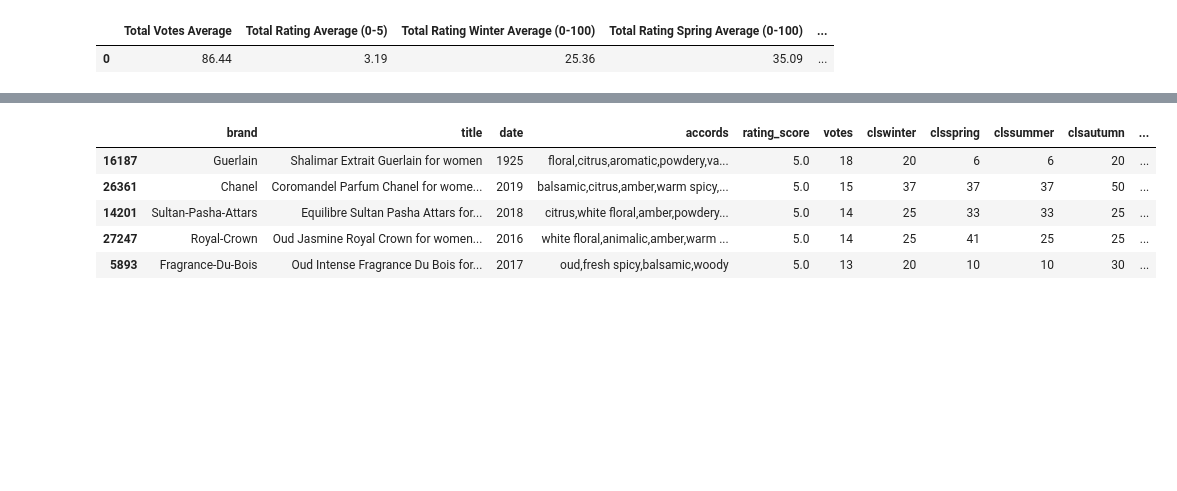
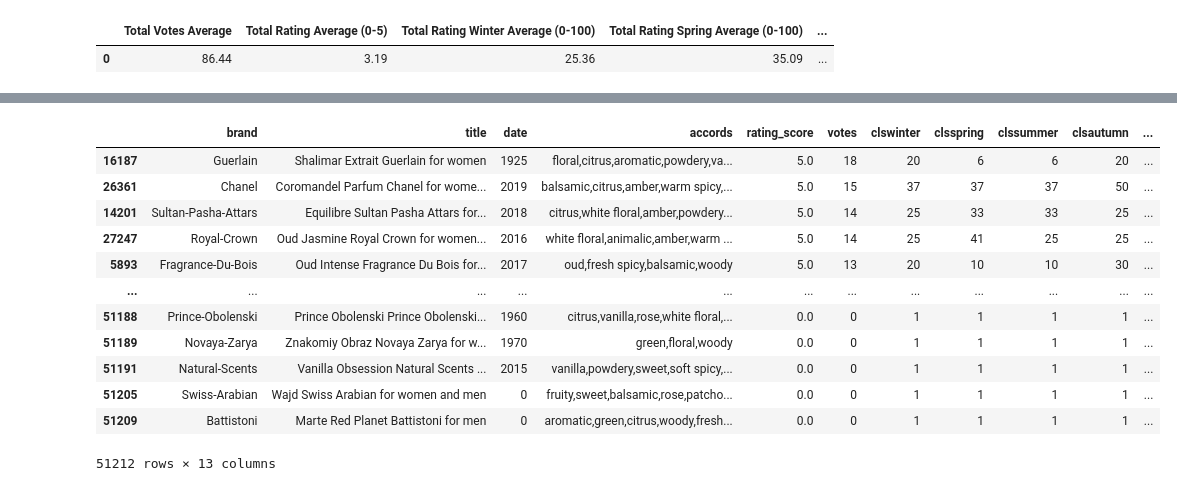
Before and after one commit to carvilla333/Fragrances---Python-Project, a Jupyter notebook: Fragrance Data Analysis Python.ipynb, the cells around one changed output, grey strips where cells are left out. Drawn from its saved outputs; the diff is of its cells as text; code cells hidden in the pictures; blank space fills up the shorter version.

```diff
--- a/Fragrance Data Analysis Python.ipynb
+++ b/Fragrance Data Analysis Python.ipynb
@@ -222,12 +234,19 @@ All_Ratings_Merged
 # %%
-# Now, we will take a look at the top 5 fragrances with the best score for each segment
-# Let us look at the top 5 fragrances rated overall based on score and votes
-top5_all = frag_reduced.sort_values(by=['rating_score', 'votes'], ascending=False).head(5)
-top5_all
+# Now, we will take a look at the top fragrances with the best score for each segment
+# Let us look at the top fragrances rated overall based on score and votes
+top_all = frag_reduced.sort_values(by=['rating_score', 'votes'], ascending=False)
+top_all
 # %% [output]
 |  | brand | title | date | accords | rating_score | votes | clswinter | clsspring | clssummer | clsautumn | ... |
 | 16187 | Guerlain | Shalimar Extrait Guerlain for women | 1925 | floral,citrus,aromatic,powdery,va... | 5.0 | 18 | 20 | 6 | 6 | 20 | ... |
 | 26361 | Chanel | Coromandel Parfum Chanel for wome... | 2019 | balsamic,citrus,amber,warm spicy,... | 5.0 | 15 | 37 | 37 | 37 | 50 | ... |
 | 14201 | Sultan-Pasha-Attars | Equilibre Sultan Pasha Attars for... | 2018 | citrus,white floral,amber,powdery... | 5.0 | 14 | 25 | 33 | 33 | 25 | ... |
 | 27247 | Royal-Crown | Oud Jasmine Royal Crown for women... | 2016 | white floral,animalic,amber,warm ... | 5.0 | 14 | 25 | 41 | 25 | 25 | ... |
 | 5893 | Fragrance-Du-Bois | Oud Intense Fragrance Du Bois for... | 2017 | oud,fresh spicy,balsamic,woody | 5.0 | 13 | 20 | 10 | 10 | 30 | ... |
+| ... | ... | ... | ... | ... | ... | ... | ... | ... | ... | ... | ... |
+| 51188 | Prince-Obolenski | Prince Obolenski Prince Obolenski... | 1960 | citrus,vanilla,rose,white floral,... | 0.0 | 0 | 1 | 1 | 1 | 1 | ... |
+| 51189 | Novaya-Zarya | Znakomiy Obraz Novaya Zarya for w... | 1970 | green,floral,woody | 0.0 | 0 | 1 | 1 | 1 | 1 | ... |
+| 51191 | Natural-Scents | Vanilla Obsession Natural Scents ... | 2015 | vanilla,powdery,sweet,soft spicy,... | 0.0 | 0 | 1 | 1 | 1 | 1 | ... |
+| 51205 | Swiss-Arabian | Wajd Swiss Arabian for women and men | 0 | fruity,sweet,balsamic,rose,patcho... | 0.0 | 0 | 1 | 1 | 1 | 1 | ... |
+| 51209 | Battistoni | Marte Red Planet Battistoni for men | 0 | aromatic,green,citrus,woody,fresh... | 0.0 | 0 | 1 | 1 | 1 | 1 | ... |
+51212 rows × 13 columns
```
Also changed, not shown: parts of 32 cells of this notebook.
